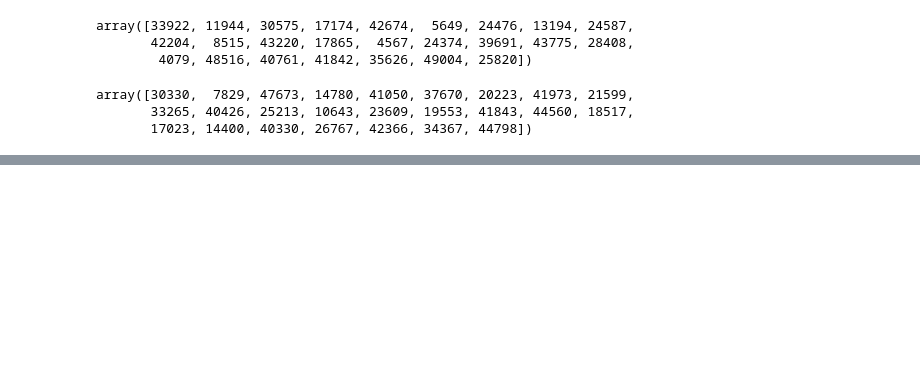
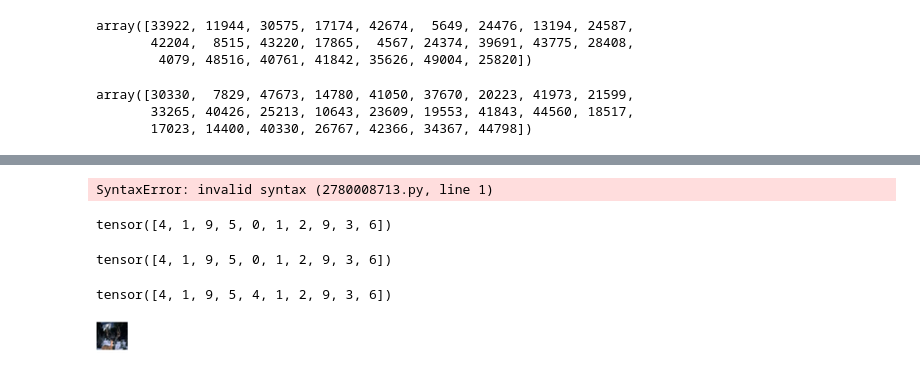
Before and after one commit to alany1/benchmark_testbed, a Jupyter notebook: examples.ipynb, the cells around one changed output, grey strips where cells are left out. Drawn from its saved outputs; the diff is of its cells as text; code cells hidden in the pictures; blank space fills up the shorter version.

```diff
--- a/examples.ipynb
+++ b/examples.ipynb
@@ -62,0 +178,4 @@ t(poisons[2])
+# %%
+trainset = torchvision.datasets.CIFAR10(
+            root="./data", train=True, download=True, transform=transforms.ToTensor()
+        )
@@ -62,0 +210,23 @@ t(poisons[2])
+# %%
+images = torch.stack([x for x,y in trainset if y == 4])
+idxs = torch.randperm(len(images))[:10]
+# %% [output]
+SyntaxError: invalid syntax (2780008713.py, line 1)
+# %%
+samples = images[idxs]
+# %%
+torch.argmax(surr(samples), axis=1)
+# %% [output]
+tensor([4, 1, 9, 5, 0, 1, 2, 9, 3, 6])
+# %%
+torch.argmax(torch.nn.functional.softmax(surr(samples), dim = 1), axis = 1)
+# %% [output]
+tensor([4, 1, 9, 5, 0, 1, 2, 9, 3, 6])
+# %%
+torch.argmax(surr(samples+transforms.ToTensor()(res)), axis = 1)
+# %% [output]
+tensor([4, 1, 9, 5, 4, 1, 2, 9, 3, 6])
+# %%
+transforms.ToPILImage()(samples[5])
+# %% [output]
+[figure, added]
```
Also changed, not shown: parts of 20 cells of this notebook, 1 other file.
